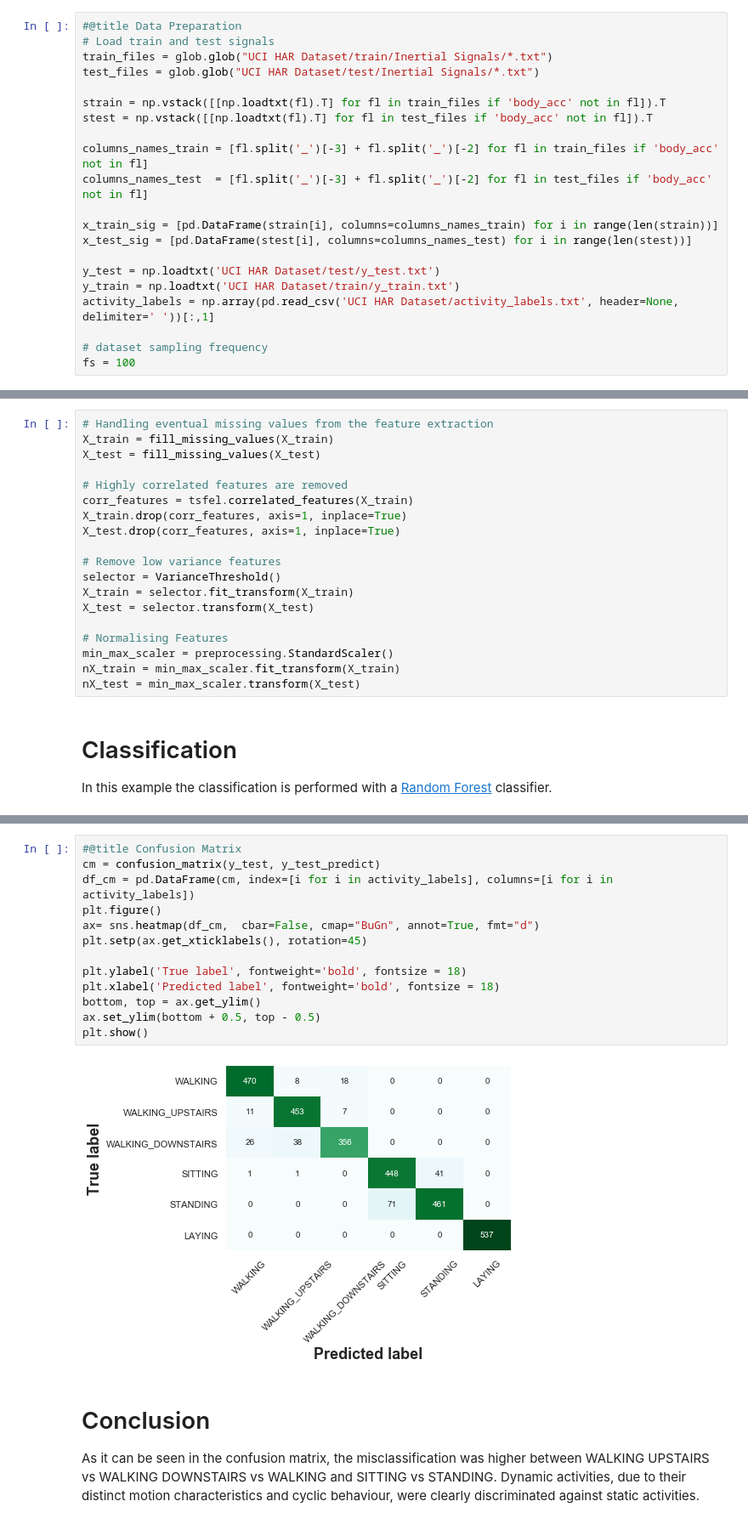
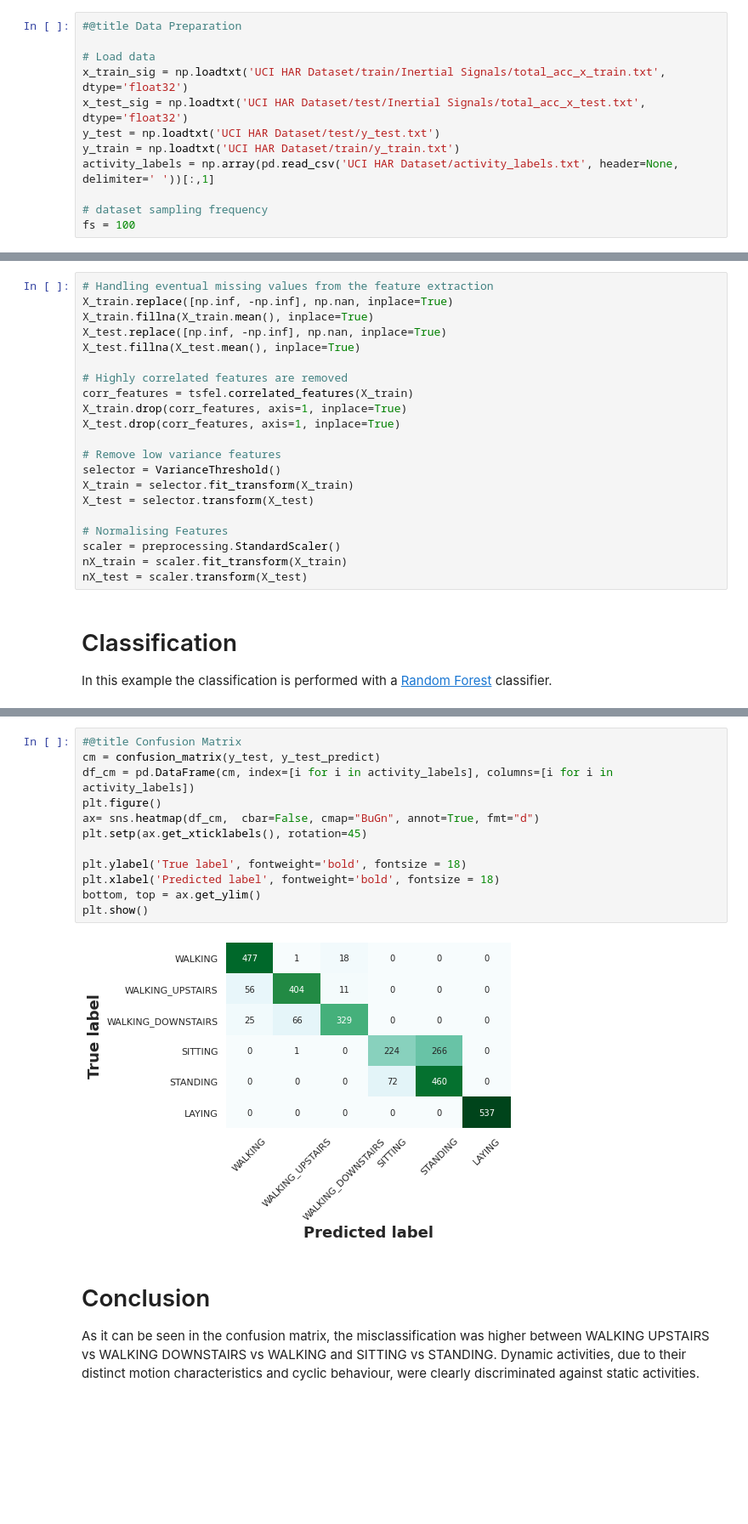
Before and after one commit to fraunhoferportugal/tsfel, a Jupyter notebook: notebooks/TSFEL_HAR_Example.ipynb, the cells around one changed output, grey strips where cells are left out. Shown at 85% size. Drawn from its saved outputs; the diff is of its cells as text; blank space fills up the shorter version.

```diff
--- a/notebooks/TSFEL_HAR_Example.ipynb
+++ b/notebooks/TSFEL_HAR_Example.ipynb
@@ -80,19 +63,10 @@ The dataset we will be using is open-source. It is provided by UCI and it was pe
 The dataset used in this example can be found [here](https://archive.ics.uci.edu/ml/datasets/human+activity+recognition+using+smartphones).
 # %%
 #@title Data Preparation
-# Load train and test signals
-train_files = glob.glob("UCI HAR Dataset/train/Inertial Signals/*.txt")
-test_files = glob.glob("UCI HAR Dataset/test/Inertial Signals/*.txt")
 
-strain = np.vstack([[np.loadtxt(fl).T] for fl in train_files if 'body_acc' not in fl]).T
-stest = np.vstack([[np.loadtxt(fl).T] for fl in test_files if 'body_acc' not in fl]).T
-
-columns_names_train = [fl.split('_')[-3] + fl.split('_')[-2] for fl in train_files if 'body_acc' not in fl]
-columns_names_test  = [fl.split('_')[-3] + fl.split('_')[-2] for fl in test_files if 'body_acc' not in fl]
-
-x_train_sig = [pd.DataFrame(strain[i], columns=columns_names_train) for i in range(len(strain))]
-x_test_sig = [pd.DataFrame(stest[i], columns=columns_names_test) for i in range(len(stest))]
-
+# Load data
+x_train_sig = np.loadtxt('UCI HAR Dataset/train/Inertial Signals/total_acc_x_train.txt', dtype='float32')
+x_test_sig = np.loadtxt('UCI HAR Dataset/test/Inertial Signals/total_acc_x_test.txt', dtype='float32')
 y_test = np.loadtxt('UCI HAR Dataset/test/y_test.txt')
 y_train = np.loadtxt('UCI HAR Dataset/train/y_train.txt')
 activity_labels = np.array(pd.read_csv('UCI HAR Dataset/activity_labels.txt', header=None, delimiter=' '))[:,1]
@@ -157,8 +118,10 @@ Progress: 100% Complete
 After the sensor data is extracted, redundancies and noise should be removed. Thus, minimising the algorithm's error, time and computational complexity.
 # %%
 # Handling eventual missing values from the feature extraction
-X_train = fill_missing_values(X_train)
-X_test = fill_missing_values(X_test)
+X_train.replace([np.inf, -np.inf], np.nan, inplace=True)
+X_train.fillna(X_train.mean(), inplace=True)
+X_test.replace([np.inf, -np.inf], np.nan, inplace=True)
+X_test.fillna(X_test.mean(), inplace=True)
 
 # Highly correlated features are removed
 corr_features = tsfel.correlated_features(X_train)
@@ -171,9 +134,9 @@ X_train = selector.fit_transform(X_train)
 X_test = selector.transform(X_test)
 
 # Normalising Features
-min_max_scaler = preprocessing.StandardScaler()
-nX_train = min_max_scaler.fit_transform(X_train)
-nX_test = min_max_scaler.transform(X_test)
+scaler = preprocessing.StandardScaler()
+nX_train = scaler.fit_transform(X_train)
+nX_test = scaler.transform(X_test)
 # %% [markdown]
 # Classification
 
@@ -208,18 +171,17 @@ Accuracy: 92.46691550729555%
 # %%
 #@title Confusion Matrix
 cm = confusion_matrix(y_test, y_test_predict)
 df_cm = pd.DataFrame(cm, index=[i for i in activity_labels], columns=[i for i in activity_labels])
 plt.figure()
 ax= sns.heatmap(df_cm,  cbar=False, cmap="BuGn", annot=True, fmt="d")
 plt.setp(ax.get_xticklabels(), rotation=45)
 
 plt.ylabel('True label', fontweight='bold', fontsize = 18)
 plt.xlabel('Predicted label', fontweight='bold', fontsize = 18)
 bottom, top = ax.get_ylim()
-ax.set_ylim(bottom + 0.5, top - 0.5)
 plt.show()
 # %% [output]
-[figure, old version]
+[figure, new version]
 # %% [markdown]
 # Conclusion
 
```
Also changed, not shown: parts of 5 cells of this notebook.
